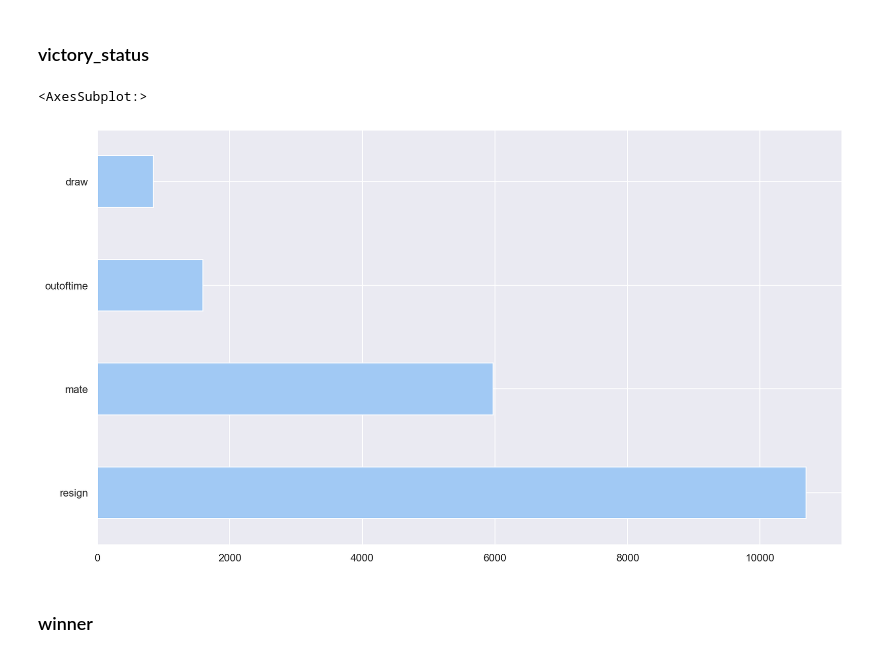
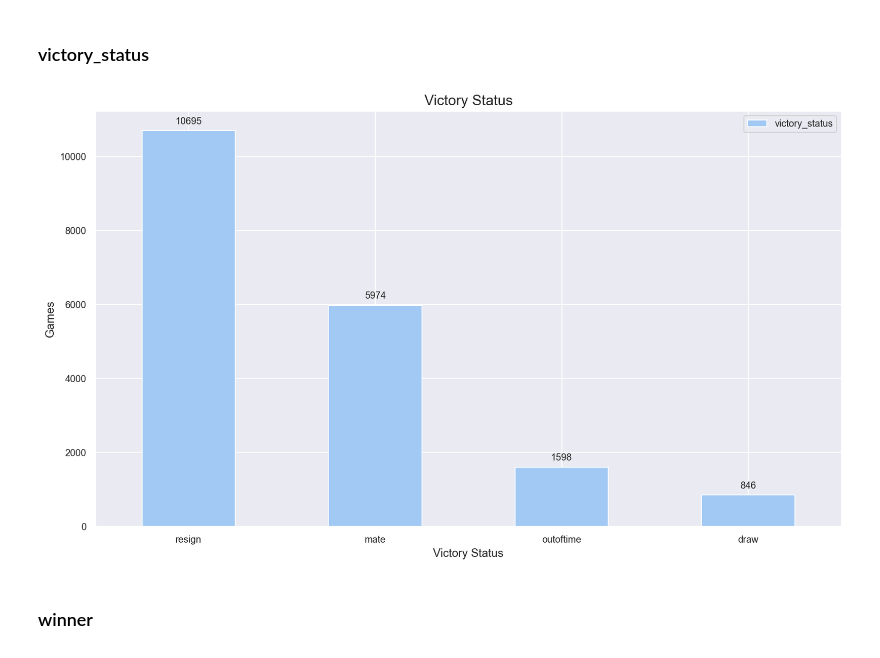
Before and after one commit to isra-st/Chess_aa_is, a Jupyter notebook: Chess_Visualizations_Isra.ipynb, the cells around one changed output. Cells and saved outputs as stored; diff of their text form; code cells hidden in the pictures.

```diff
--- a/Chess_Visualizations_Isra.ipynb
+++ b/Chess_Visualizations_Isra.ipynb
@@ -450,11 +487,26 @@ plt.show()
 [figure]
 # %% [markdown]
 ### victory_status
-# %%
-df['victory_status'].value_counts().plot(kind='barh')
-# %% [output]
-<AxesSubplot:>
-[figure, removed]
+# %%
+ax = df['victory_status'].value_counts().plot(kind='bar')
+handles, labels = ax.get_legend_handles_labels()
+#Apply labels to every bar
+ax.legend(labels, fontsize=10)
+ax.tick_params(axis='x', rotation=0, labelsize=10)
+ax.tick_params(axis='y', labelsize=10)
+# x, y axis labels
+plt.xlabel('Victory Status')
+plt.ylabel('Games')
+# Title of the Plot
+plt.title('Victory Status', size=15)
+add_value_labels(ax, 'bar', spacing=5)
+#Save the plot
+plt.savefig(r'c:\\users\\ssai\\OneDrive\\Data_26-07\\Project_0_1\\Chess_aa_is\\plots//Victory_status.png')
+#Plot the barchart
+
+plt.show()
+# %% [output]
+[figure, added]
 # %% [markdown]
 ### winner
 # %%
```
Also changed, not shown: parts of 64 cells of this notebook, 11 other files.
